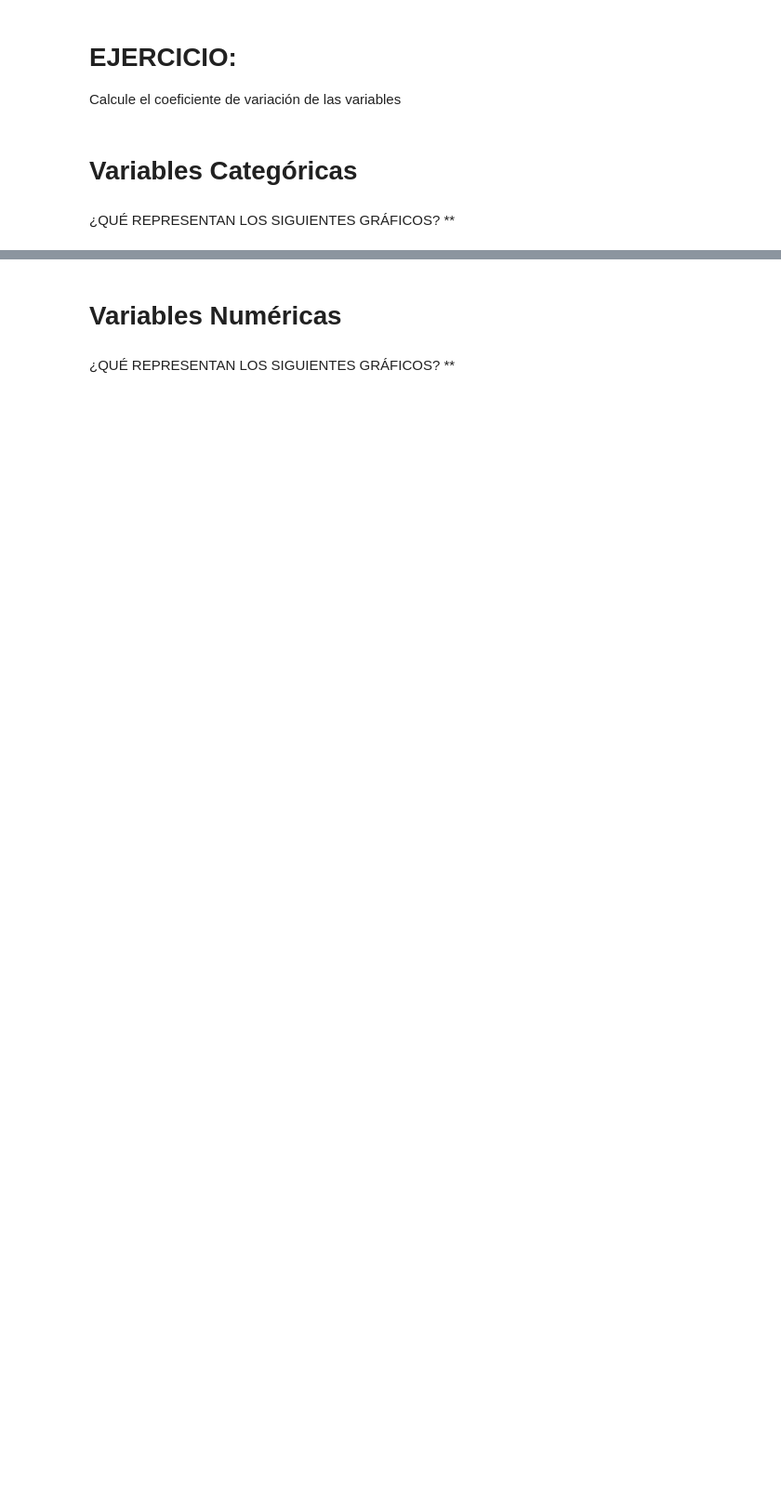
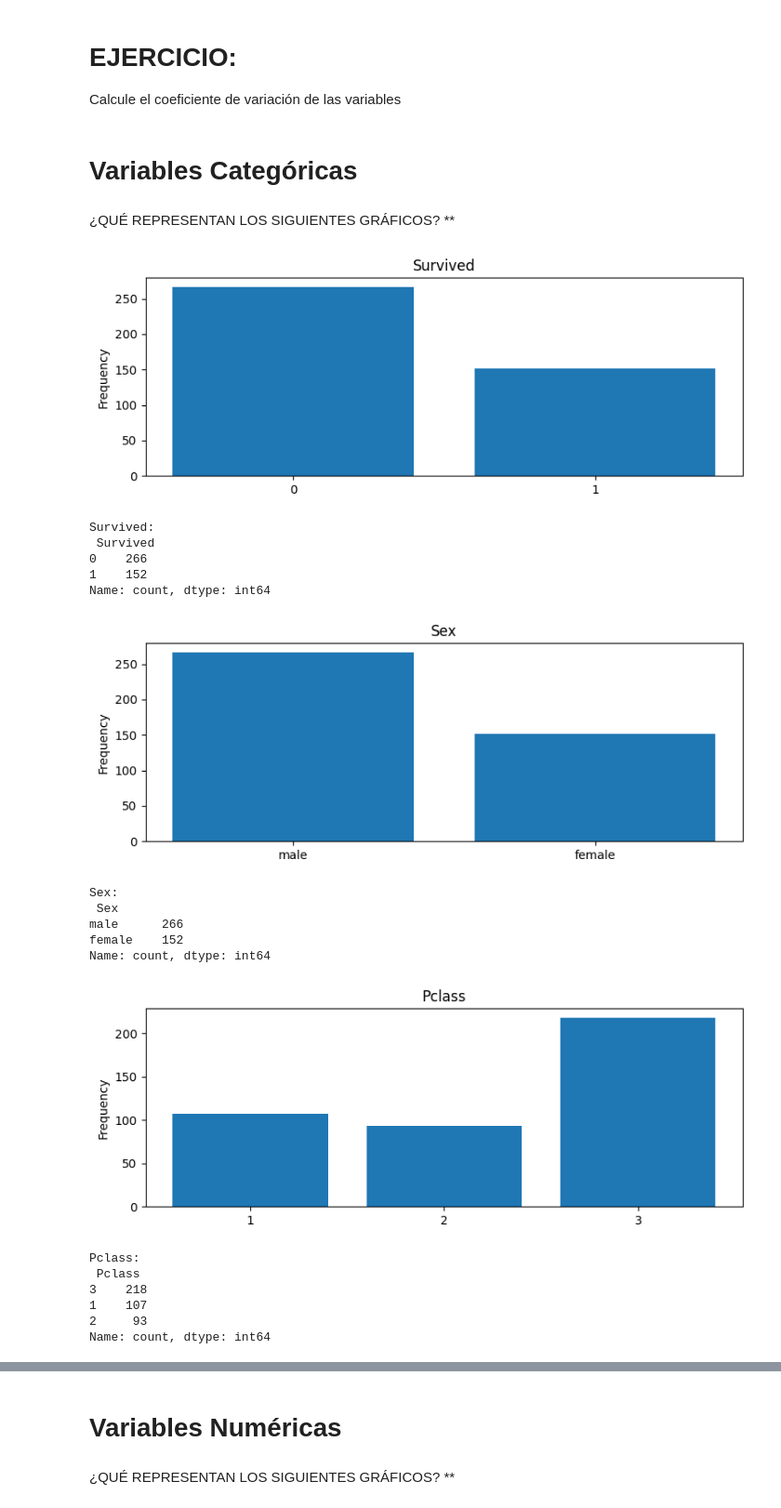
Before and after one commit to awar72/Fundamentos_ML, a Jupyter notebook: EA1/1.3.2 APlicación de medidas de dispersión_.ipynb, the cells around one changed output, grey strips where cells are left out. Shown at 93% size. Saved outputs shown, nothing was run; the diff lists cells and outputs as text; code cells hidden in the pictures; blank space fills up the shorter version.

```diff
--- a/EA1/1.3.2 APlicación de medidas de dispersión_.ipynb
+++ b/EA1/1.3.2 APlicación de medidas de dispersión_.ipynb
@@ -135,6 +165,26 @@ def bar_plot(variable):
     plt.show()
     print("{}: \n {}".format(variable,varValue))
 # %%
-category1 = ["2urvived","Sex","Pclass","Embarked","sibsp", "Parch"]
+category1 = ["Survived","Sex","Pclass","Embarked","SibSp", "Parch"]
 for c in category1:
     bar_plot(c)
+# %% [output]
+[figure, added]
+Survived:
+ Survived
+0    266
+1    152
+Name: count, dtype: int64
+[figure, added]
+Sex:
+ Sex
+male      266
+female    152
+Name: count, dtype: int64
+[figure, added]
+Pclass:
+ Pclass
+3    218
+1    107
+2     93
+Name: count, dtype: int64
```
Also changed, not shown: parts of 14 cells of this notebook.
